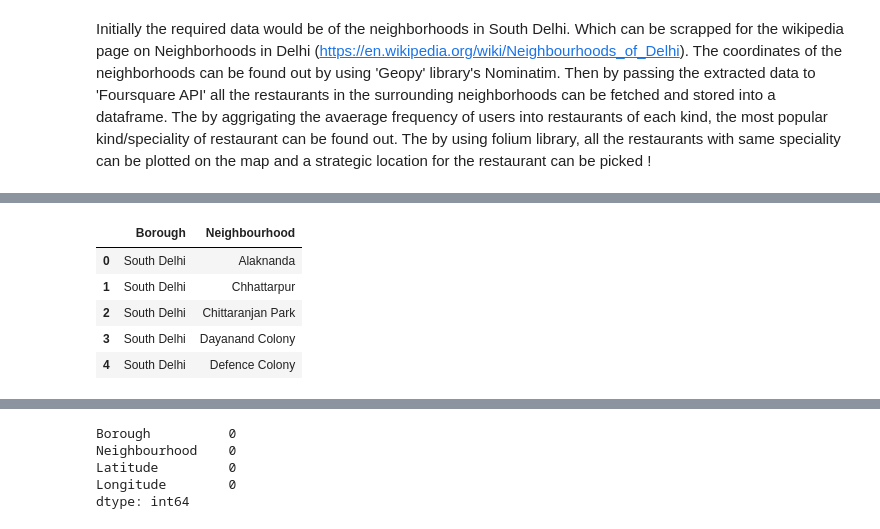
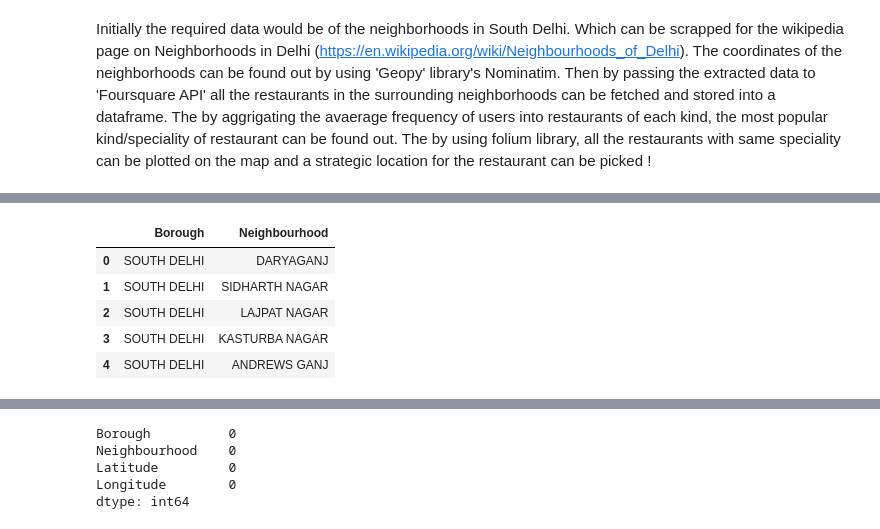
Before and after one commit to SamarthKodesia/machine_learning_capstone, a Jupyter notebook: Neighbourhood_analysis_delhi .ipynb, the cells around one changed output, grey strips where cells are left out. Saved outputs shown, nothing was run; the diff lists cells and outputs as text; code cells hidden in the pictures.

```diff
--- a/Neighbourhood_analysis_delhi .ipynb
+++ b/Neighbourhood_analysis_delhi .ipynb
@@ -44,3 +48,0 @@ External links
-# %%
-for article in soup.find_all('span', class_='mw-headline'):
-    print(article.text)
@@ -62,13 +48,0 @@ div = soup.find('div', class_="mw-parser-output")
-# %%
-flg = False
-myList = []
-burough = []
-print("Started")
-for article in soup.find_all('li'):
-    if article.text == 'Alaknanda':
-        flg = True
-    if flg == True:
-        myList.append(article.text)
-        burough.append("South Delhi")
-    if article.text == 'Badarpur':
-        flg = False
@@ -96,0 +49,10 @@ myList
+# %%
+myList = []
+a=3
+for row in article.find_all('td'):
+    int_row = row.text.split('\n')
+    data = int_row
+    if a%6 == 0:
+        myList.append(data)
+    a+=1
+myList
@@ -96,0 +77,8 @@ myList
+# %%
+list1 = []
+borough = []
+for i in range(len(myList)):
+     if myList[i][0] != "\xa0" and i>=54:
+        list1.append(myList[i][0])
+        borough.append("SOUTH DELHI")
+list1
@@ -97,13 +103,13 @@ myList
 # %%
-df = pd.DataFrame(list(zip(burough,myList)),columns=['Borough','Neighbourhood'])
+df = pd.DataFrame(list(zip(borough,list1)),columns=['Borough','Neighbourhood'])
 df.head()
 # %% [output]
 |  | Borough | Neighbourhood |
-| 0 | South Delhi | Alaknanda |
-| 1 | South Delhi | Chhattarpur |
-| 2 | South Delhi | Chittaranjan Park |
-| 3 | South Delhi | Dayanand Colony |
-| 4 | South Delhi | Defence Colony |
+| 0 | SOUTH DELHI | DARYAGANJ |
+| 1 | SOUTH DELHI | SIDHARTH NAGAR |
+| 2 | SOUTH DELHI | LAJPAT NAGAR |
+| 3 | SOUTH DELHI | KASTURBA NAGAR |
+| 4 | SOUTH DELHI | ANDREWS GANJ |
 # %%
 df.count()
 # %% [output]
```
Also changed, not shown: parts of 39 cells of this notebook.
